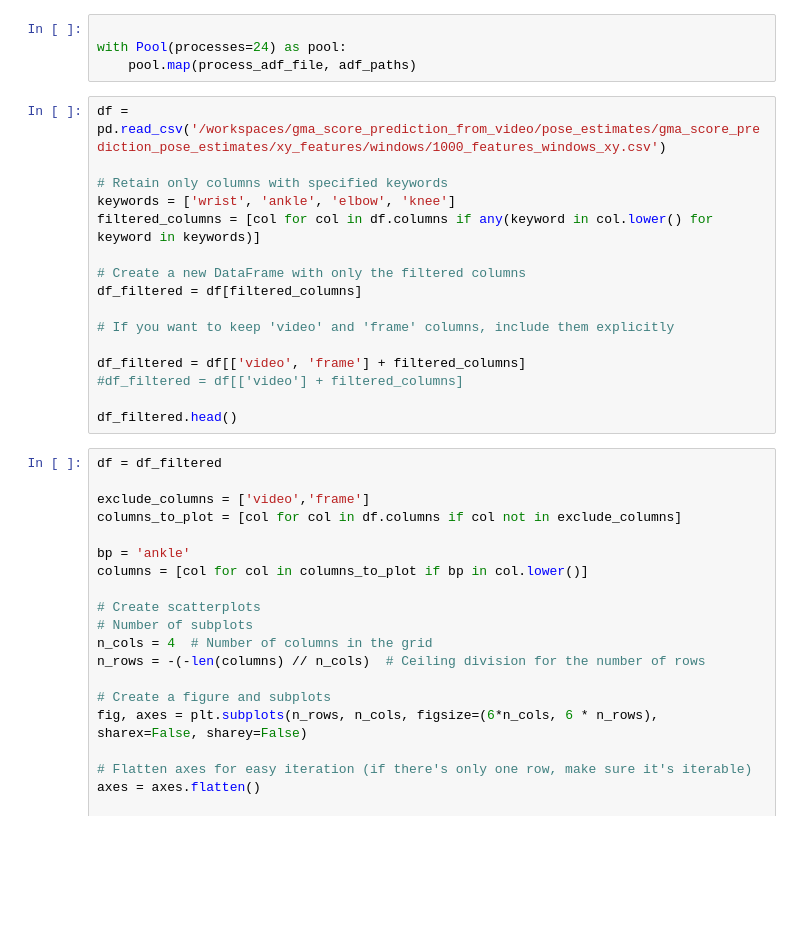
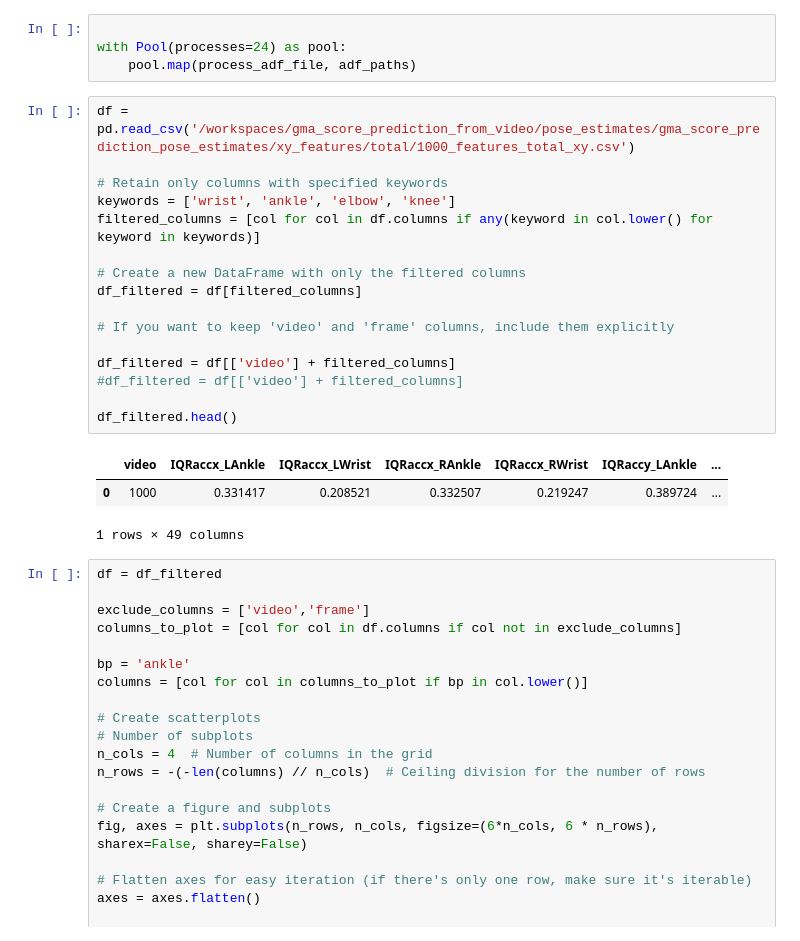
Before and after one commit to quietscientist/gma_score_prediction_from_video, a Jupyter notebook: 1_ProcessDetections.ipynb, the cells around one changed output. Saved outputs shown, nothing was run; the diff lists cells and outputs as text; blank space fills up the shorter version.

```diff
--- a/1_ProcessDetections.ipynb
+++ b/1_ProcessDetections.ipynb
@@ -633,21 +633,25 @@ with Pool(processes=24) as pool:
 with Pool(processes=24) as pool:
     pool.map(process_adf_file, adf_paths)
 # %%
-df = pd.read_csv('/workspaces/gma_score_prediction_from_video/pose_estimates/gma_score_prediction_pose_estimates/xy_features/windows/1000_features_windows_xy.csv')
+df = pd.read_csv('/workspaces/gma_score_prediction_from_video/pose_estimates/gma_score_prediction_pose_estimates/xy_features/total/1000_features_total_xy.csv')
 
 # Retain only columns with specified keywords
 keywords = ['wrist', 'ankle', 'elbow', 'knee']
 filtered_columns = [col for col in df.columns if any(keyword in col.lower() for keyword in keywords)]
 
 # Create a new DataFrame with only the filtered columns
 df_filtered = df[filtered_columns]
 
 # If you want to keep 'video' and 'frame' columns, include them explicitly
 
-df_filtered = df[['video', 'frame'] + filtered_columns]
+df_filtered = df[['video'] + filtered_columns]
 #df_filtered = df[['video'] + filtered_columns]
 
 df_filtered.head()
+# %% [output]
+|  | video | IQRaccx_LAnkle | IQRaccx_LWrist | IQRaccx_RAnkle | IQRaccx_RWrist | IQRaccy_LAnkle | ... |
+| 0 | 1000 | 0.331417 | 0.208521 | 0.332507 | 0.219247 | 0.389724 | ... |
+1 rows × 49 columns
 # %%
 df = df_filtered
 
```
Also changed, not shown: parts of 19 cells of this notebook.
